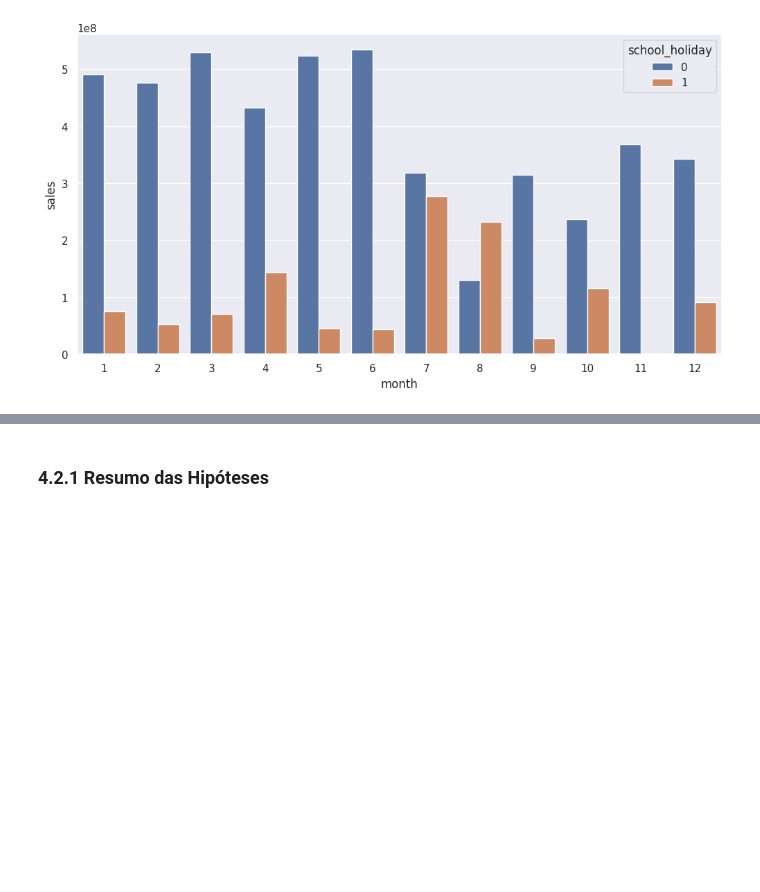
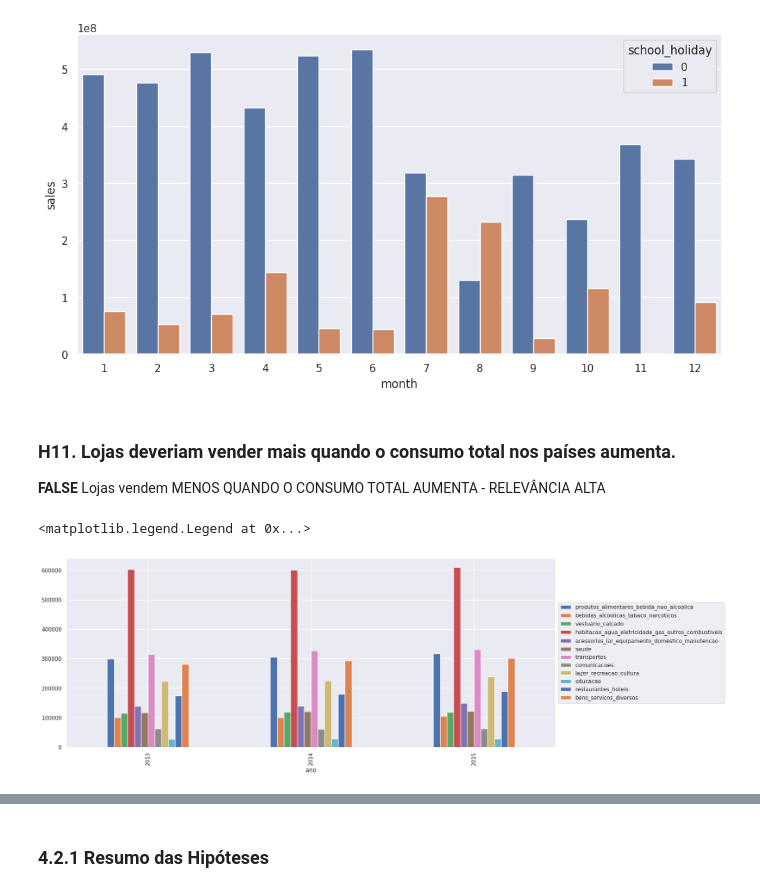
Before and after one commit to lucashilario/Predicao-Vendas-Rossamann, a Jupyter notebook: v01_modelo_predicao_vendas.ipynb, the cells around one changed output, grey strips where cells are left out. Drawn from its saved outputs; the diff is of its cells as text; code cells hidden in the pictures; blank space fills up the shorter version.

```diff
--- a/v01_modelo_predicao_vendas.ipynb
+++ b/v01_modelo_predicao_vendas.ipynb
@@ -512,6 +573,7 @@ df3 = df3.drop(cols_drop, axis=1)
 # 4.0 PASSO 04 - ANÁLISE EXPLORATÓRIA DOS DADOS - EDA
 # %%
 df4 = df3.copy()
+df4_aux = df3_aux.copy()
 # %%
 num_attributes = df1.select_dtypes(include=['int64', 'float64'])
 cat_attributes = df1.select_dtypes(exclude=['int64', 'float64', 'datetime64[ns]'])
@@ -799,3 +884,16 @@ aux2 = df4[['month', 'school_holiday', 'sales']].groupby(['month', 'school_holid
 sns.barplot(x='month', y='sales', hue='school_holiday', data=aux2);
 # %% [output]
 [figure]
+# %% [markdown]
+### **H11.** Lojas deveriam vender mais quando o consumo total nos países aumenta.
+**FALSE** Lojas vendem MENOS QUANDO O CONSUMO TOTAL AUMENTA - RELEVÂNCIA ALTA
+# %%
+# consumo por tipo e por ano
+cols_cons = df4_aux.columns.drop(['total','ano','pais']).to_list()
+aux_1 = df4_aux.drop(['total','pais'], axis=1).groupby('ano').sum().reset_index()
+
+aux_1.plot('ano', cols_cons, kind='bar')
+plt.legend(loc='center left', bbox_to_anchor=(1, 0.5))
+# %% [output]
+<matplotlib.legend.Legend at 0x...>
+[figure, added]
```
Also changed, not shown: parts of 49 cells of this notebook.
